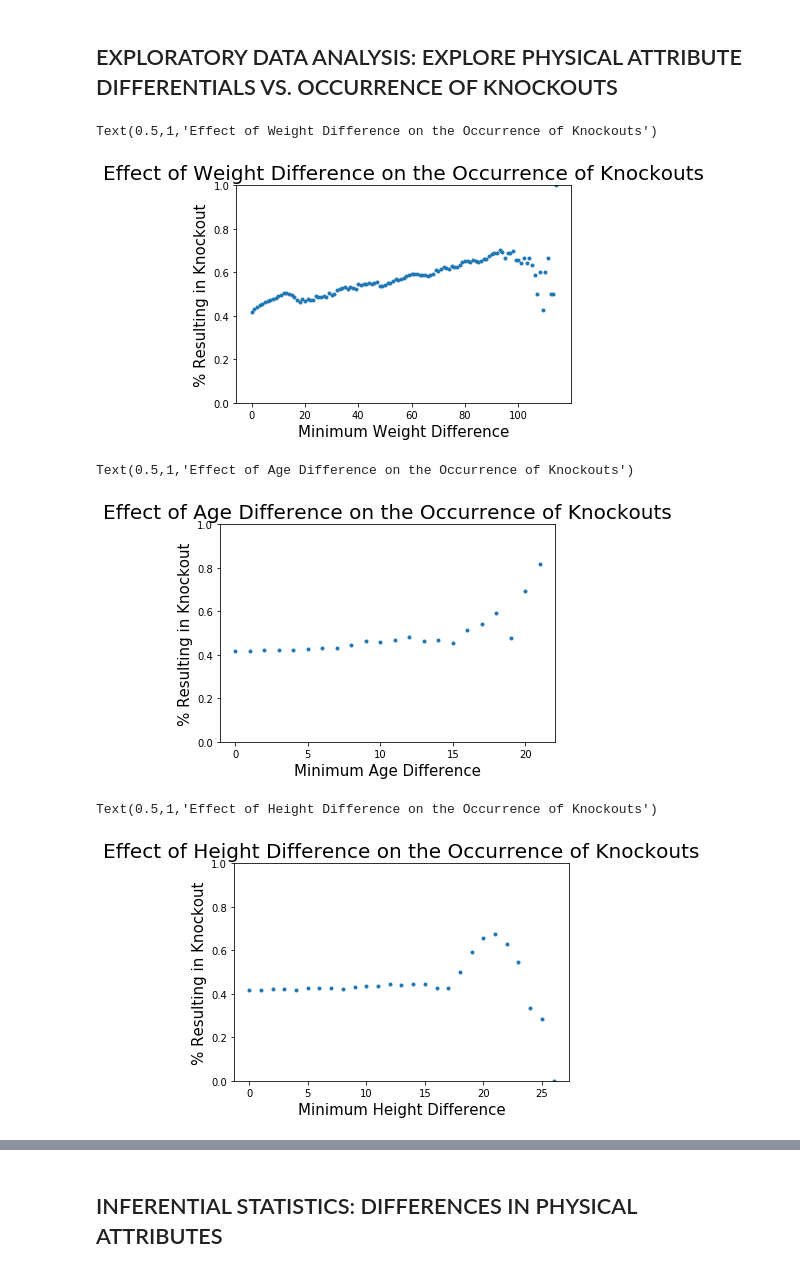
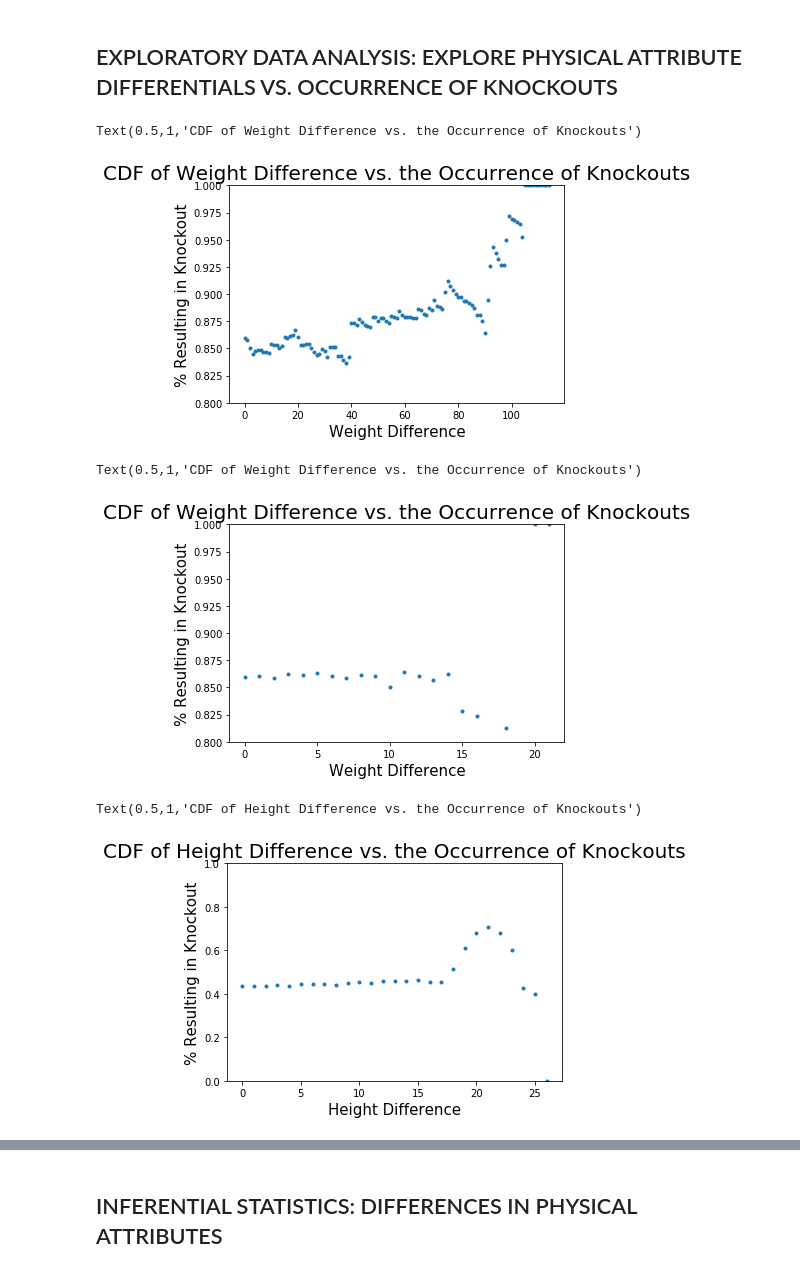
Before and after one commit to taylorcoder/Springboard, a Jupyter notebook: Capstone 1.ipynb, the cells around one changed output, grey strips where cells are left out. Drawn from its saved outputs; the diff is of its cells as text; code cells hidden in the pictures.

```diff
--- a/Capstone 1.ipynb
+++ b/Capstone 1.ipynb
@@ -59,6 +56,24 @@ win_B     959
 draw      282
 Name: result, dtype: int64
 [figure]
+# %%
+# Remove all rows where the result is 'draw,' since these entries only make up about 4% of the results.
+
+df = df[df['result'] != 'draw']
 # %% [markdown]
 ## EXPLORATORY DATA ANALYSIS: EXPLORE PHYSICAL ATTRIBUTE DIFFERENTIALS
+# %%
+# Create columns describing the knockout percentage of the two boxers
+
+df['percent_kos_A'] = np.where(df['won_A']>0, df['kos_A'] / df['won_A'] * 100, 0)
+df['percent_kos_B'] = np.where(df['won_B']>0, df['kos_B'] / df['won_B'] * 100, 0)
+
+# Create columns for the differentials between the ages, heights, weights, reaches, and kncokout percentages
+# between Boxer A and Boxer B.
+
+df['diff_age'] = df['age_A'] - df['age_B']
+df['diff_height'] = df['height_A'] - df['height_B']
+df['diff_weight'] = df['weight_A'] - df['weight_B']
+df['diff_reach'] = df['reach_A'] - df['reach_B']
+df['diff_ko_percentage'] = df['percent_kos_A'] - df['percent_kos_B']
 # %%
@@ -200,53 +210,53 @@ df['decision_cat'] = df['decision'].apply(characterize_result)
 # %%
 # Create an x-array that contains every differential in the diff_weight column.
 # Create a y-array that determines the percentage of matches resulting in knockout.
 
 weight_diffs = np.arange(min(abs(df['diff_weight'])),max(abs(df['diff_weight'])))
-weight_ko_percents = np.empty(len(weight_diffs))
+weight_winA_percents = np.empty(len(weight_diffs))
 
 for index, val in enumerate(weight_diffs):
 
-    df_vals = df[abs(df['diff_weight'])>=val]['decision_cat'].value_counts()
-    if 'Knockout' in df_vals.index:
-        weight_ko_percents[index] = df_vals.loc['Knockout'] / df_vals.sum()
+    df_vals = df[abs(df['diff_weight'])>=val]['result'].value_counts()
+    if 'win_A' in df_vals.index:
+        weight_winA_percents[index] = df_vals.loc['win_A'] / df_vals.sum()
     else:
-        weight_ko_percents[index] = 0
+        weight_winA_percents[index] = 0
 
 # Create a scatterplot of the two arrays
 
-plt.plot(weight_diffs,weight_ko_percents,marker='.',linestyle='none')
-plt.ylim(0,1)
-plt.xlabel('Minimum Weight Difference', fontsize=15)
+plt.plot(weight_diffs,weight_winA_percents,marker='.',linestyle='none')
+plt.ylim(0.8,1)
+plt.xlabel('Weight Difference', fontsize=15)
 plt.ylabel('% Resulting in Knockout', fontsize=15)
-plt.title('Effect of Weight Difference on the Occurrence of Knockouts',fontsize=20)
+plt.title('CDF of Weight Difference vs. the Occurrence of Knockouts',fontsize=20)
 # %% [output]
-Text(0.5,1,'Effect of Weight Difference on the Occurrence of Knockouts')
+Text(0.5,1,'CDF of Weight Difference vs. the Occurrence of Knockouts')
-[figure, old version]
+[figure, new version]
 # %%
-# Create an x-array that contains every differential in the diff_age column.
+# Create an x-array that contains every differential in the diff_weight column.
 # Create a y-array that determines the percentage of matches resulting in knockout.
 
 age_diffs = np.arange(min(abs(df['diff_age'])),max(abs(df['diff_age'])))
-age_ko_percents = np.empty(len(age_diffs))
+age_winA_percents = np.empty(len(age_diffs))
 
 for index, val in enumerate(age_diffs):
 
-    df_vals = df[abs(df['diff_age'])>=val]['decision_cat'].value_counts()
-    if 'Knockout' in df_vals.index:
-        age_ko_percents[index] = df_vals.loc['Knockout'] / df_vals.sum()
+    df_vals = df[abs(df['diff_age'])>=val]['result'].value_counts()
+    if 'win_A' in df_vals.index:
+        age_winA_percents[index] = df_vals.loc['win_A'] / df_vals.sum()
     else:
-        age_ko_percents[index] = 0
+        age_winA_percents[index] = 0
 
 # Create a scatterplot of the two arrays
 
-plt.plot(age_diffs,age_ko_percents,marker='.',linestyle='none')
-plt.ylim(0,1)
-plt.xlabel('Minimum Age Difference', fontsize=15)
+plt.plot(age_diffs,age_winA_percents,marker='.',linestyle='none')
+plt.ylim(0.8,1)
+plt.xlabel('Weight Difference', fontsize=15)
 plt.ylabel('% Resulting in Knockout', fontsize=15)
-plt.title('Effect of Age Difference on the Occurrence of Knockouts',fontsize=20)
+plt.title('CDF of Weight Difference vs. the Occurrence of Knockouts',fontsize=20)
 # %% [output]
-Text(0.5,1,'Effect of Age Difference on the Occurrence of Knockouts')
+Text(0.5,1,'CDF of Weight Difference vs. the Occurrence of Knockouts')
-[figure, old version]
+[figure, new version]
 # %%
 # Create an x-array that contains every differential in the diff_height column.
 # Create a y-array that determines the percentage of matches resulting in knockout.
@@ -266,12 +276,12 @@ for index, val in enumerate(height_diffs):
 
 plt.plot(height_diffs,height_ko_percents,marker='.',linestyle='none')
 plt.ylim(0,1)
-plt.xlabel('Minimum Height Difference', fontsize=15)
+plt.xlabel('Height Difference', fontsize=15)
 plt.ylabel('% Resulting in Knockout', fontsize=15)
-plt.title('Effect of Height Difference on the Occurrence of Knockouts',fontsize=20)
+plt.title('CDF of Height Difference vs. the Occurrence of Knockouts',fontsize=20)
 # %% [output]
-Text(0.5,1,'Effect of Height Difference on the Occurrence of Knockouts')
+Text(0.5,1,'CDF of Height Difference vs. the Occurrence of Knockouts')
-[figure, old version]
+[figure, new version]
 # %%
 # Create an x-array that contains every differential in the diff_reach column.
 # Create a y-array that determines the percentage of matches resulting in knockout.
```
Also changed, not shown: parts of 27 cells of this notebook.
